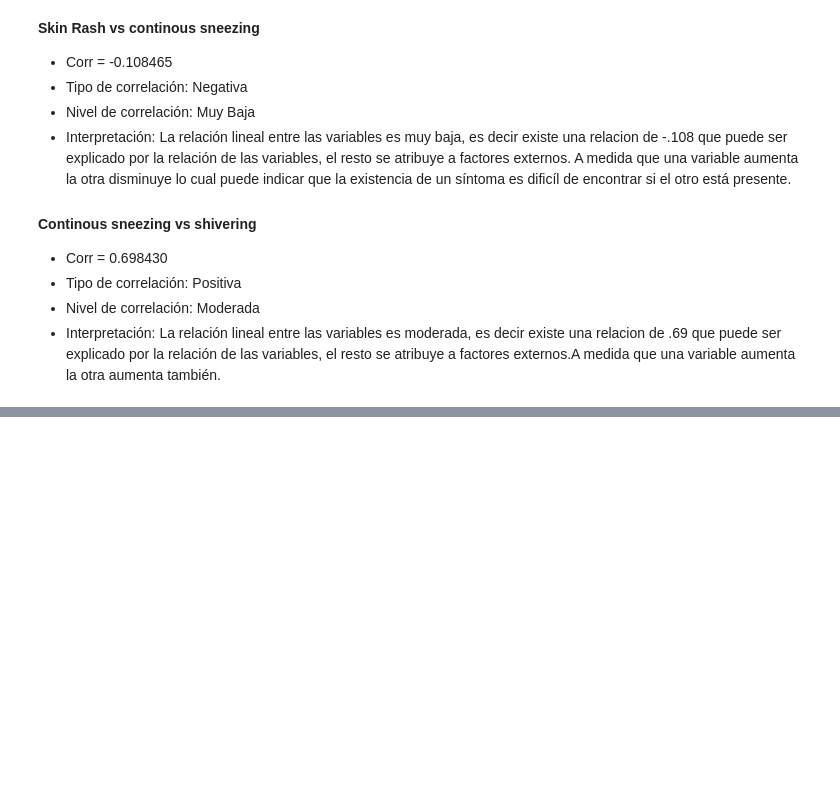
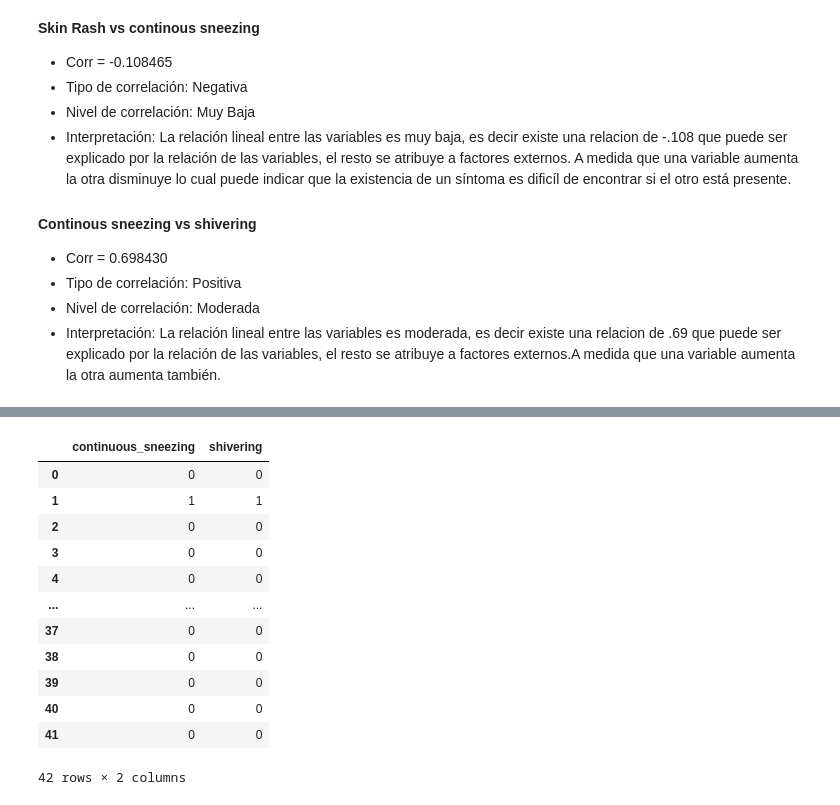
Before and after one commit to JoeAM11/MachineLearning_EM23, a Jupyter notebook: Tarea03_ML_Enero_StatsCorrPruebas_2023.ipynb, the cells around one changed output, grey strips where cells are left out. Drawn from its saved outputs; the diff is of its cells as text; code cells hidden in the pictures; blank space fills up the shorter version.

```diff
--- a/Tarea03_ML_Enero_StatsCorrPruebas_2023.ipynb
+++ b/Tarea03_ML_Enero_StatsCorrPruebas_2023.ipynb
@@ -194,0 +200,17 @@ https://openstax.org/books/introducci%C3%B3n-estad%C3%ADstica/pages/12-4-comprob
+# %%
+lr = df.loc[:,['continuous_sneezing', 'shivering']]
+lr
+# %% [output]
+|  | continuous_sneezing | shivering |
+| 0 | 0 | 0 |
+| 1 | 1 | 1 |
+| 2 | 0 | 0 |
+| 3 | 0 | 0 |
+| 4 | 0 | 0 |
+| ... | ... | ... |
+| 37 | 0 | 0 |
+| 38 | 0 | 0 |
+| 39 | 0 | 0 |
+| 40 | 0 | 0 |
+| 41 | 0 | 0 |
+42 rows × 2 columns
```
Also changed, not shown: parts of 6 cells of this notebook.
